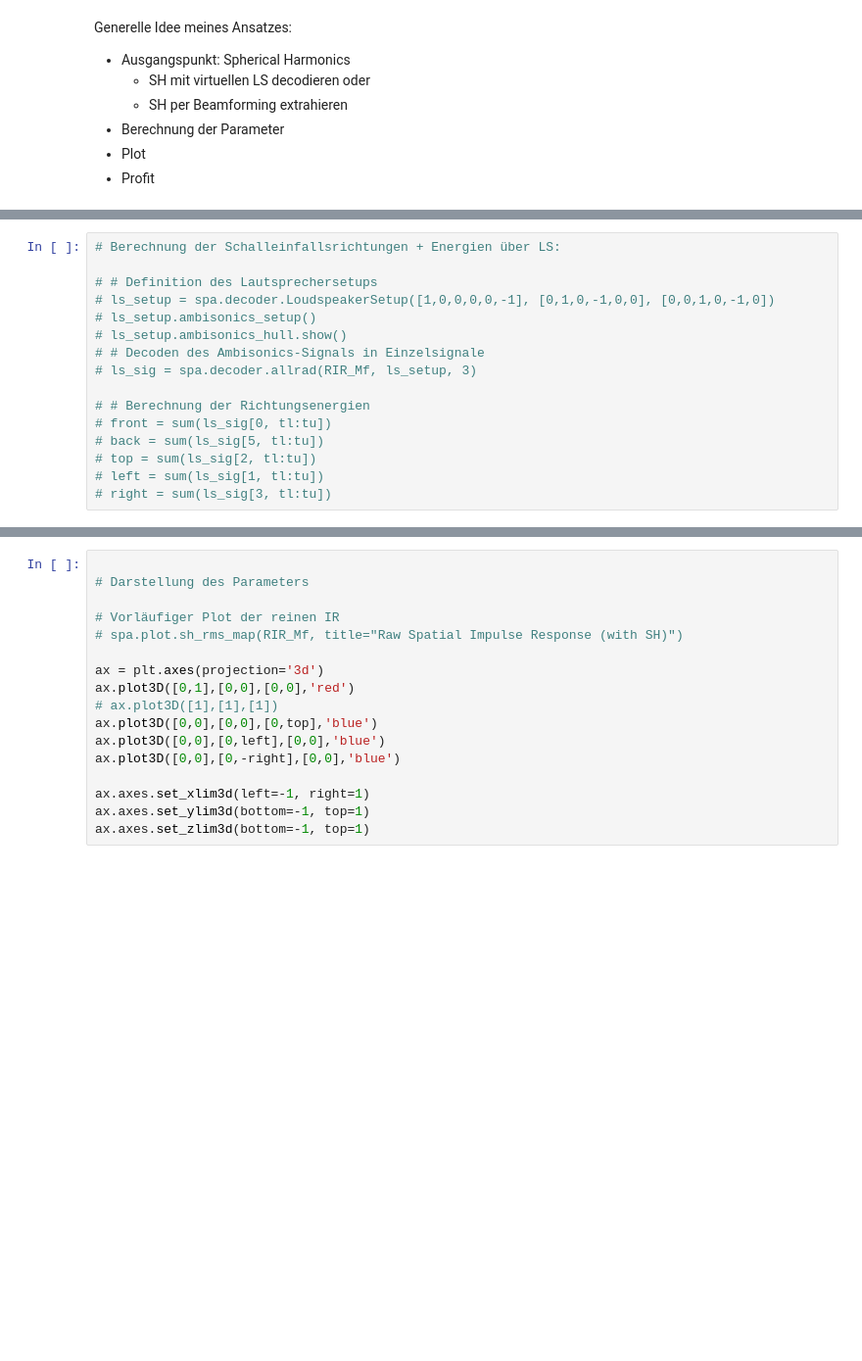
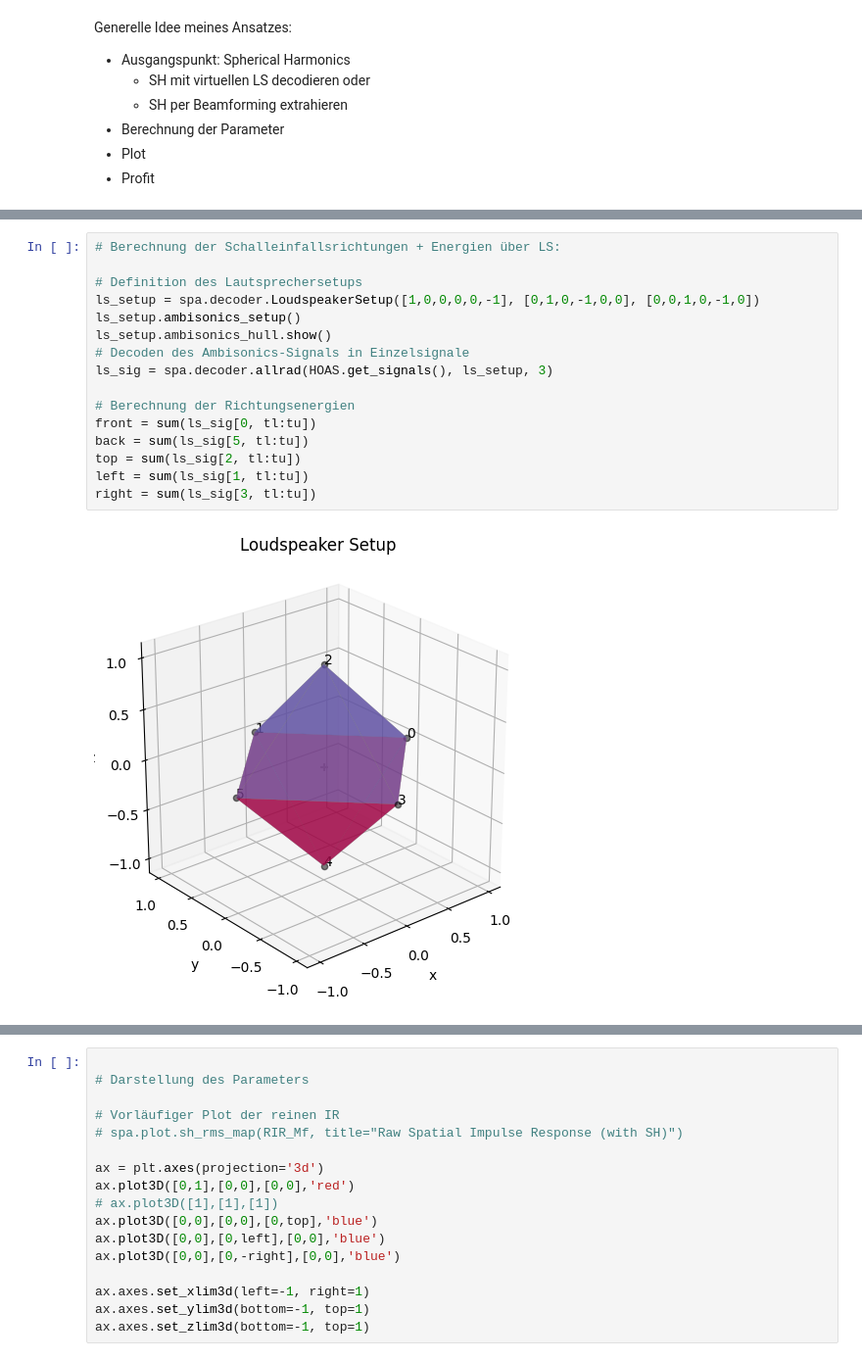
Before and after one commit to Floloffel/VAR-Project, a Jupyter notebook: Private testing/Linus/test.ipynb, the cells around one changed output, grey strips where cells are left out. Shown: that part at 98% size. Cells and saved outputs as stored; diff of their text form; blank space fills up the shorter version.

```diff
--- a/Private testing/Linus/test.ipynb
+++ b/Private testing/Linus/test.ipynb
@@ -37,19 +69,21 @@ for i in [f'{i:>02}' for i in range(1, 16)]:
 # %%
 # Berechnung der Schalleinfallsrichtungen + Energien über LS:
 
-# # Definition des Lautsprechersetups
-# ls_setup = spa.decoder.LoudspeakerSetup([1,0,0,0,0,-1], [0,1,0,-1,0,0], [0,0,1,0,-1,0])
-# ls_setup.ambisonics_setup()
-# ls_setup.ambisonics_hull.show()
-# # Decoden des Ambisonics-Signals in Einzelsignale
-# ls_sig = spa.decoder.allrad(RIR_Mf, ls_setup, 3)
+# Definition des Lautsprechersetups
+ls_setup = spa.decoder.LoudspeakerSetup([1,0,0,0,0,-1], [0,1,0,-1,0,0], [0,0,1,0,-1,0])
+ls_setup.ambisonics_setup()
+ls_setup.ambisonics_hull.show()
+# Decoden des Ambisonics-Signals in Einzelsignale
+ls_sig = spa.decoder.allrad(HOAS.get_signals(), ls_setup, 3)
 
-# # Berechnung der Richtungsenergien
-# front = sum(ls_sig[0, tl:tu])
-# back = sum(ls_sig[5, tl:tu])
-# top = sum(ls_sig[2, tl:tu])
-# left = sum(ls_sig[1, tl:tu])
-# right = sum(ls_sig[3, tl:tu])
+# Berechnung der Richtungsenergien
+front = sum(ls_sig[0, tl:tu])
+back = sum(ls_sig[5, tl:tu])
+top = sum(ls_sig[2, tl:tu])
+left = sum(ls_sig[1, tl:tu])
+right = sum(ls_sig[3, tl:tu])
+# %% [output]
+[figure, added]
 # %%
 # Berechnung der Schalleinfallsrichtungen + Energien über Beamforming:
 
```
Also changed, not shown: parts of 6 cells of this notebook.
